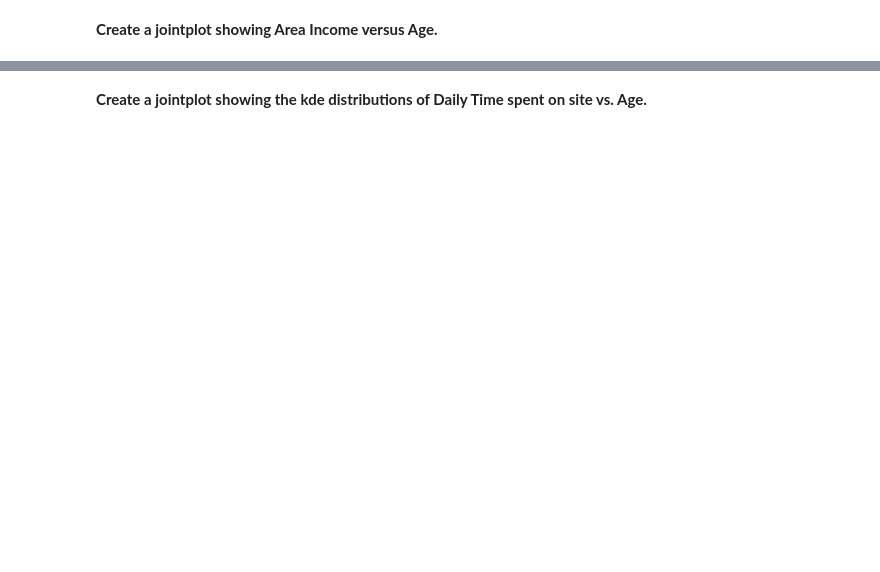
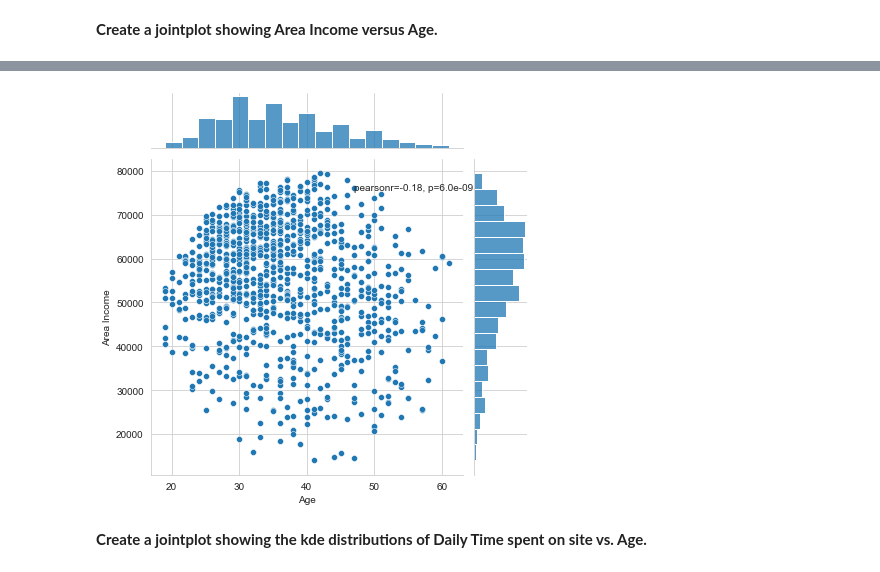
Before and after one commit to MsDiala/SHAI, a Jupyter notebook: Task9/task_9_exercises.ipynb, the cells around one changed output, grey strips where cells are left out. Saved outputs shown, nothing was run; the diff lists cells and outputs as text; code cells hidden in the pictures; blank space fills up the shorter version.

```diff
--- a/Task9/task_9_exercises.ipynb
+++ b/Task9/task_9_exercises.ipynb
@@ -85,2 +110,22 @@ Try recreating the plots shown below!
+# %%
+import scipy.stats as stats
+
+sns.set_style('whitegrid')
+g = sns.jointplot(x='Age', y='Area Income', data=ad_data)
+g.set_axis_labels('Age', 'Area Income')
+# g.ax_joint.set(xlim=(10, 70), ylim=(1000, 9000))
+
+# Calculate Pearson correlation coefficient
+correlation, p_value = stats.pearsonr(ad_data['Age'], ad_data['Area Income'])
+
+# Format p-value as scientific notation
+p_value_formatted = f"{p_value:.1e}"
+
+# Add correlation coefficient to the plot
+g.ax_joint.annotate(f"pearsonr={correlation:.2f}, p={p_value_formatted}", xy=(0.65, 0.9), xycoords='axes fraction')
+
+plt.show()
+# %% [output]
+[figure, added]
 # %% [markdown]
 **Create a jointplot showing the kde distributions of Daily Time spent on site vs. Age.**
```
Also changed, not shown: parts of 31 cells of this notebook, 1 other file.
